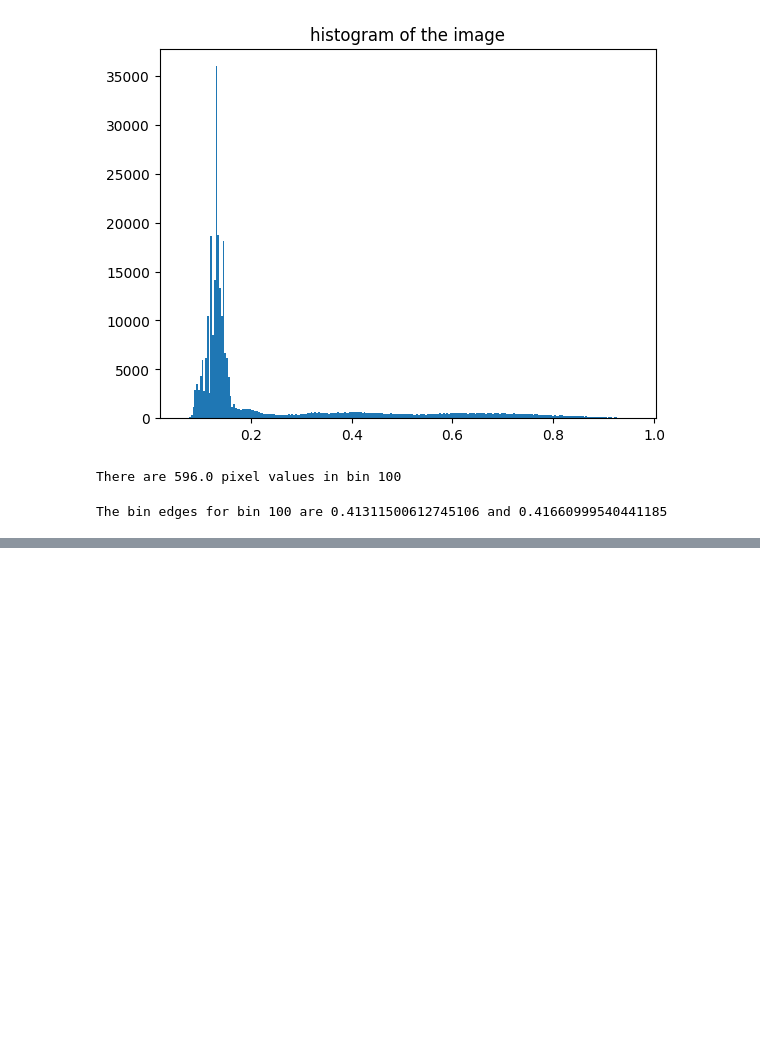
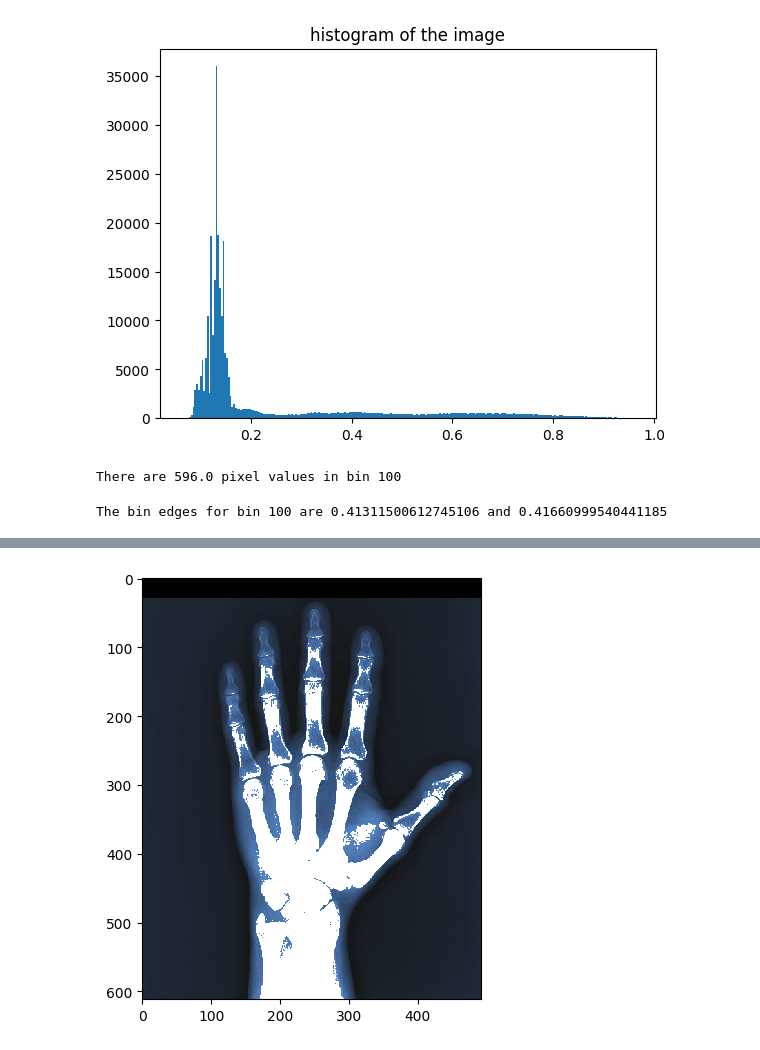
Before and after one commit to aarabhidtu/image_analysis_projects, a Jupyter notebook: introduction.ipynb, the cells around one changed output, grey strips where cells are left out. Drawn from its saved outputs; the diff is of its cells as text; code cells hidden in the pictures; blank space fills up the shorter version.

```diff
--- a/introduction.ipynb
+++ b/introduction.ipynb
@@ -76,0 +90,6 @@ The bin edges for bin 100 are 0.41311500612745106 and 0.41660999540441185
+# %%
+img_org[mask] = 255
+io.imshow(img_org)
+io.show()
+# %% [output]
+[figure, added]
```
Also changed, not shown: parts of 12 cells of this notebook, 1 other file.
